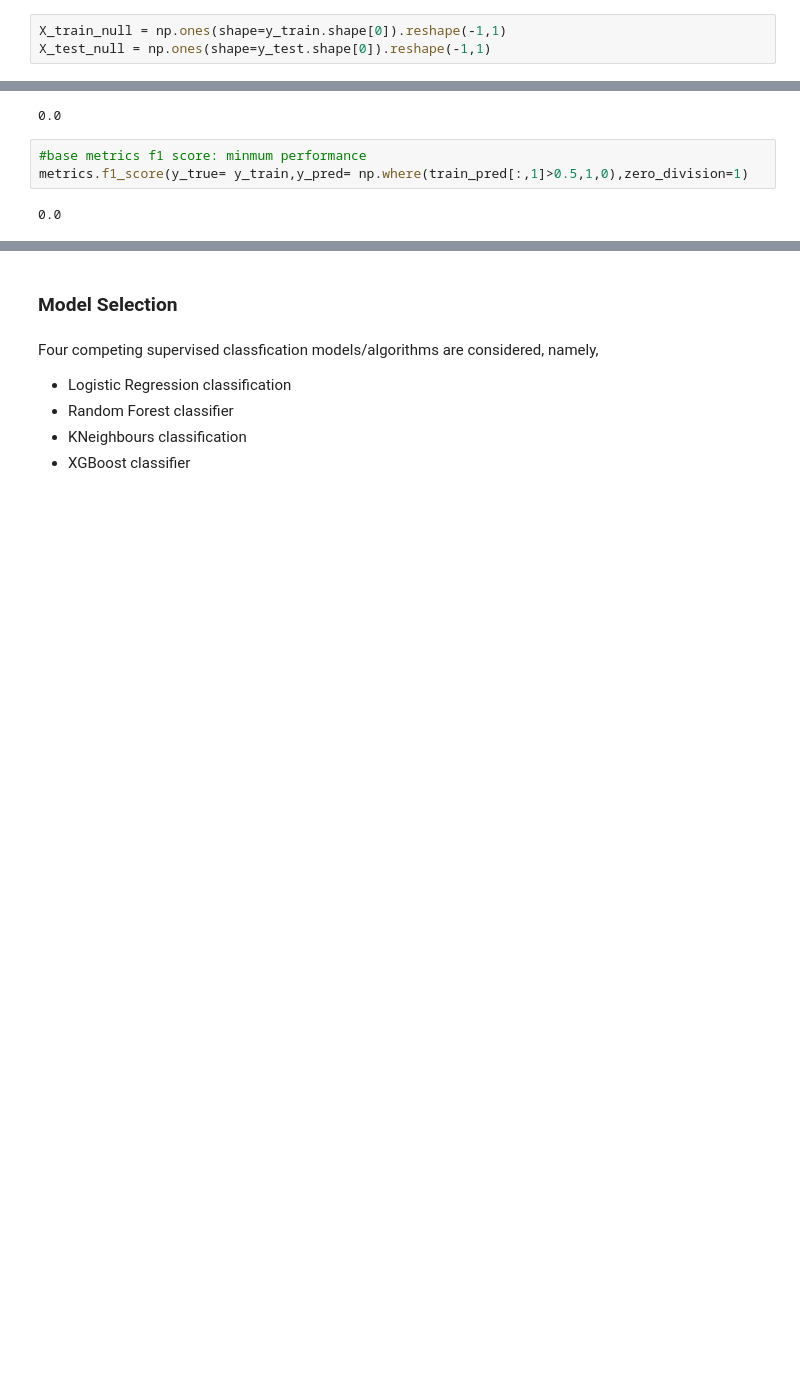
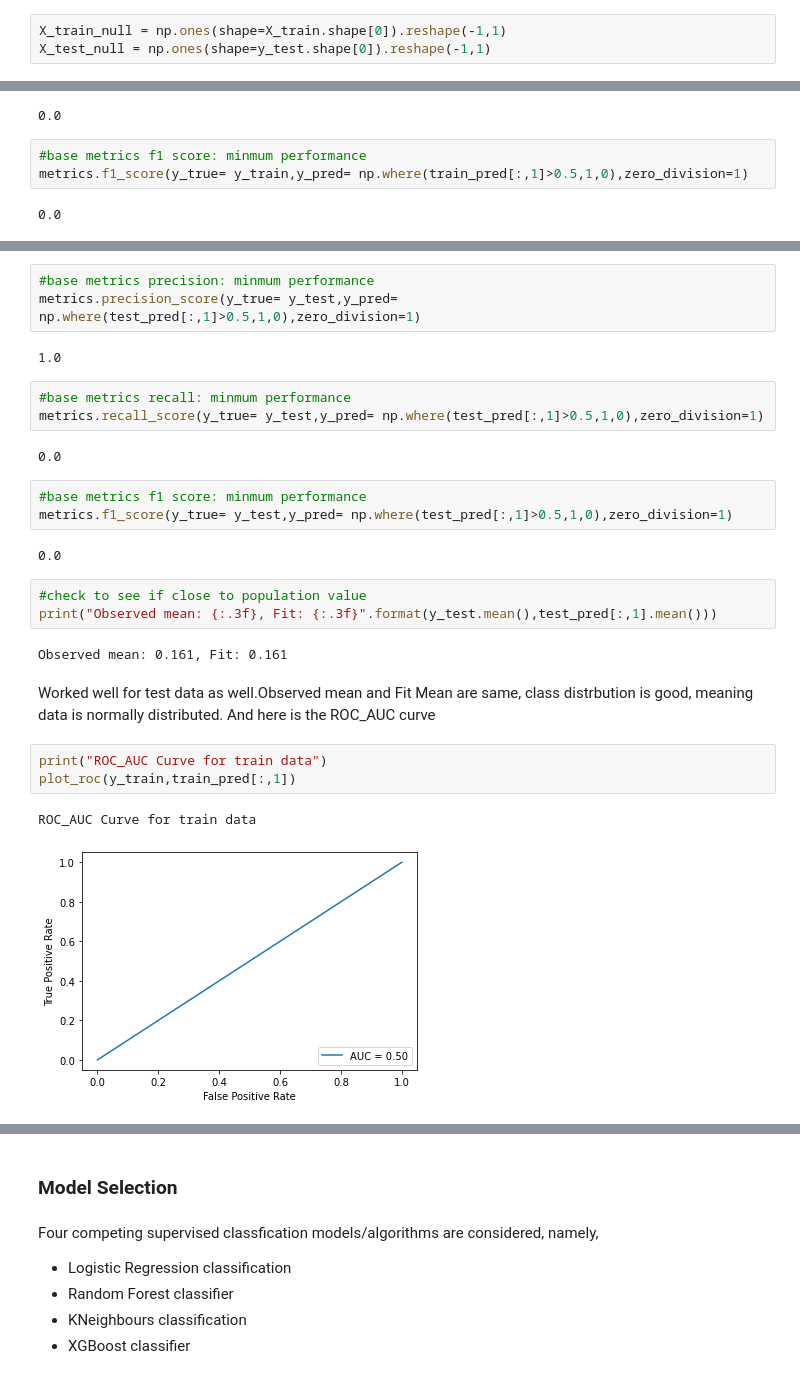
Before and after one commit to shaisid01/Data-Science, a Jupyter notebook: CapstoneProjects/Capstone 2/Notebooks/05_modeling.ipynb, the cells around one changed output, grey strips where cells are left out. Drawn from its saved outputs; the diff is of its cells as text; blank space fills up the shorter version.

```diff
--- a/CapstoneProjects/Capstone 2/Notebooks/05_modeling.ipynb
+++ b/CapstoneProjects/Capstone 2/Notebooks/05_modeling.ipynb
@@ -165,5 +168,5 @@ def make_confusion_matrix_ROC(y_actual,y_predict,title):
 # %%
 null_reg = linear_model.LogisticRegression(fit_intercept= False,max_iter=500,random_state=632966)
 # %%
-X_train_null = np.ones(shape=y_train.shape[0]).reshape(-1,1)
+X_train_null = np.ones(shape=X_train.shape[0]).reshape(-1,1)
 X_test_null = np.ones(shape=y_test.shape[0]).reshape(-1,1)
@@ -197,0 +207,28 @@ Observed: 0.161, Fit: 0.161
+# %%
+#base metrics precision: minmum performance
+metrics.precision_score(y_true= y_test,y_pred= np.where(test_pred[:,1]>0.5,1,0),zero_division=1)
+# %% [output]
+1.0
+# %%
+#base metrics recall: minmum performance
+metrics.recall_score(y_true= y_test,y_pred= np.where(test_pred[:,1]>0.5,1,0),zero_division=1)
+# %% [output]
+0.0
+# %%
+#base metrics f1 score: minmum performance
+metrics.f1_score(y_true= y_test,y_pred= np.where(test_pred[:,1]>0.5,1,0),zero_division=1)
+# %% [output]
+0.0
+# %%
+#check to see if close to population value
+print("Observed mean: {:.3f}, Fit: {:.3f}".format(y_test.mean(),test_pred[:,1].mean()))
+# %% [output]
+Observed mean: 0.161, Fit: 0.161
+# %% [markdown]
+Worked well for test data as well.Observed mean and Fit Mean are same, class distrbution is good, meaning data is normally distributed. And here is the ROC_AUC curve
+# %%
+print("ROC_AUC Curve for train data")
+plot_roc(y_train,train_pred[:,1])
+# %% [output]
+ROC_AUC Curve for train data
+[figure, added]
```
Also changed, not shown: parts of 141 cells of this notebook.
